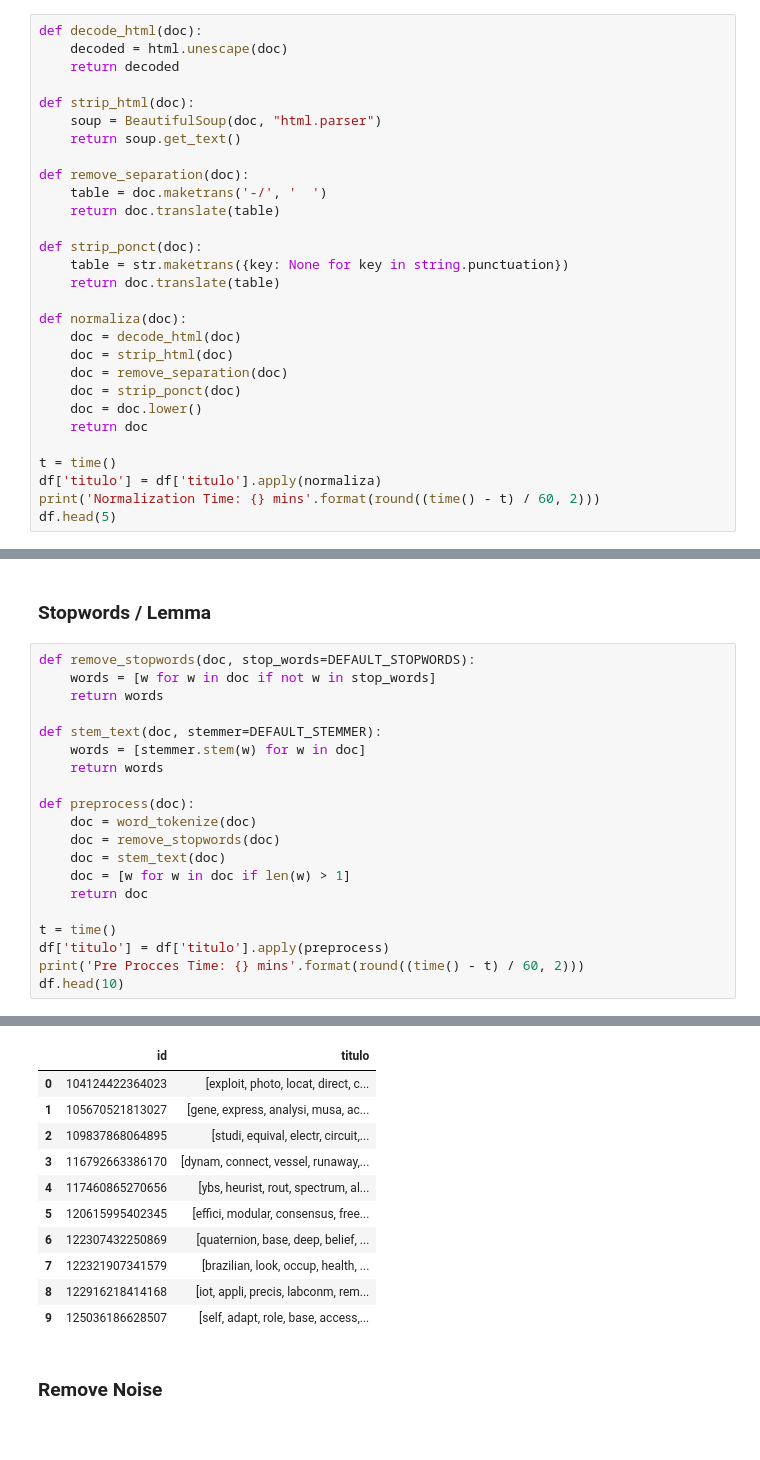
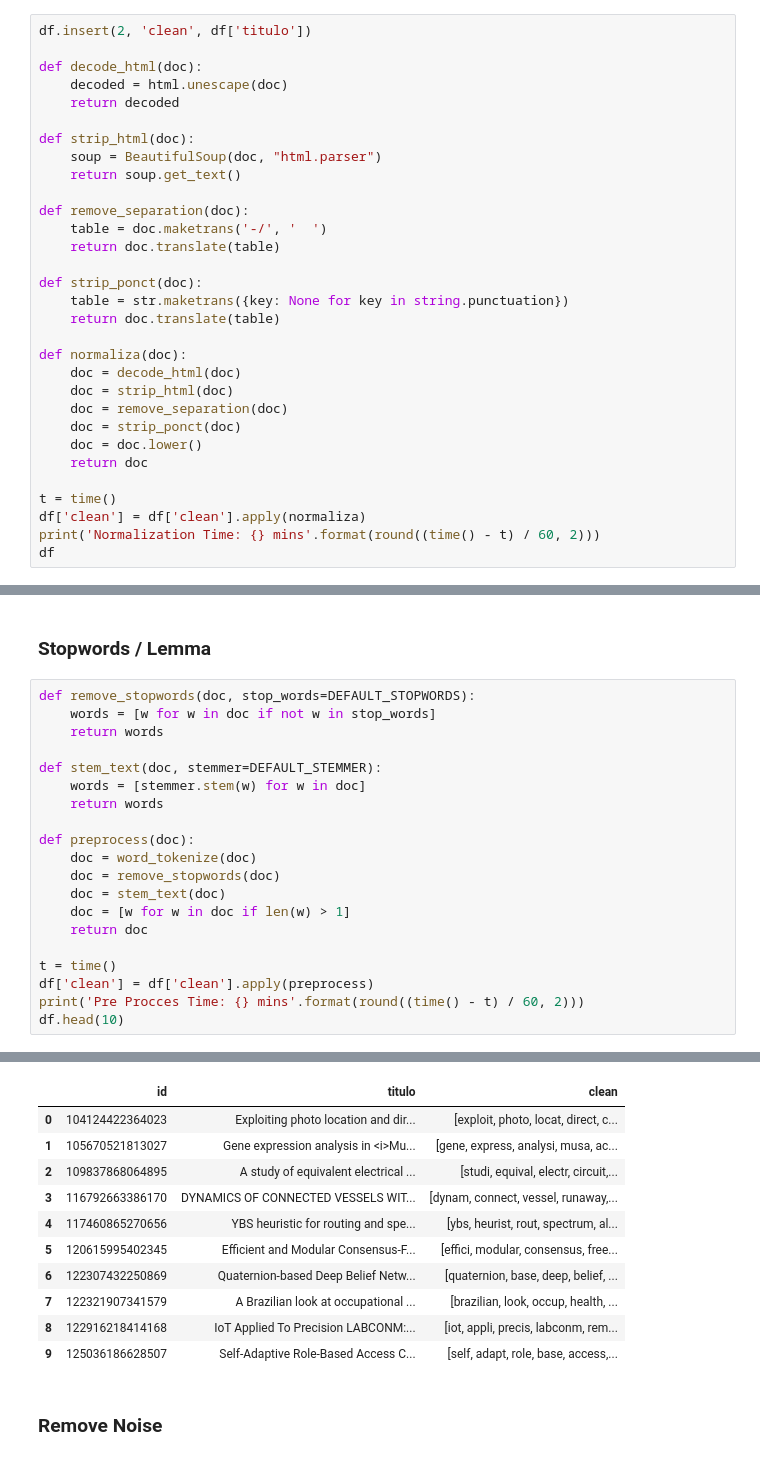
Before and after one commit to ufsj-labPi/cluwords-lattes, a Jupyter notebook: pre-process.ipynb, the cells around one changed output, grey strips where cells are left out. Drawn from its saved outputs; the diff is of its cells as text.

```diff
--- a/pre-process.ipynb
+++ b/pre-process.ipynb
@@ -77,6 +84,8 @@ print('{} docs shape [SELECT_YEAR]'.format(df.shape))
 # %% [markdown]
 ### Normalização
 # %%
+df.insert(2, 'clean', df['titulo'])
+
 def decode_html(doc):
     decoded = html.unescape(doc)
     return decoded
@@ -102,8 +111,8 @@ def normaliza(doc):
     return doc
 
 t = time()
-df['titulo'] = df['titulo'].apply(normaliza)
+df['clean'] = df['clean'].apply(normaliza)
 print('Normalization Time: {} mins'.format(round((time() - t) / 60, 2)))
-df.head(5)
+df
 # %% [output]
 Normalization Time: 0.01 mins
@@ -132,7 +158,7 @@ def preprocess(doc):
     return doc
 
 t = time()
-df['titulo'] = df['titulo'].apply(preprocess)
+df['clean'] = df['clean'].apply(preprocess)
 print('Pre Procces Time: {} mins'.format(round((time() - t) / 60, 2)))
 df.head(10)
 # %% [output]
@@ -140,14 +166,14 @@ Pre Procces Time: 0.04 mins
-|  | id | titulo |
-| 0 | 104124422364023 | [exploit, photo, locat, direct, c... |
-| 1 | 105670521813027 | [gene, express, analysi, musa, ac... |
-| 2 | 109837868064895 | [studi, equival, electr, circuit,... |
-| 3 | 116792663386170 | [dynam, connect, vessel, runaway,... |
-| 4 | 117460865270656 | [ybs, heurist, rout, spectrum, al... |
-| 5 | 120615995402345 | [effici, modular, consensus, free... |
-| 6 | 122307432250869 | [quaternion, base, deep, belief, ... |
-| 7 | 122321907341579 | [brazilian, look, occup, health, ... |
-| 8 | 122916218414168 | [iot, appli, precis, labconm, rem... |
-| 9 | 125036186628507 | [self, adapt, role, base, access,... |
+|  | id | titulo | clean |
+| 0 | 104124422364023 | Exploiting photo location and dir... | [exploit, photo, locat, direct, c... |
+| 1 | 105670521813027 | Gene expression analysis in <i>Mu... | [gene, express, analysi, musa, ac... |
+| 2 | 109837868064895 | A study of equivalent electrical ... | [studi, equival, electr, circuit,... |
+| 3 | 116792663386170 | DYNAMICS OF CONNECTED VESSELS WIT... | [dynam, connect, vessel, runaway,... |
+| 4 | 117460865270656 | YBS heuristic for routing and spe... | [ybs, heurist, rout, spectrum, al... |
+| 5 | 120615995402345 | Efficient and Modular Consensus-F... | [effici, modular, consensus, free... |
+| 6 | 122307432250869 | Quaternion-based Deep Belief Netw... | [quaternion, base, deep, belief, ... |
+| 7 | 122321907341579 | A Brazilian look at occupational ... | [brazilian, look, occup, health, ... |
+| 8 | 122916218414168 | IoT Applied To Precision LABCONM:... | [iot, appli, precis, labconm, rem... |
+| 9 | 125036186628507 | Self-Adaptive Role-Based Access C... | [self, adapt, role, base, access,... |
 # %% [markdown]
 ### Remove Noise
 # %%
```
Also changed, not shown: parts of 8 cells of this notebook, 12 other files.
